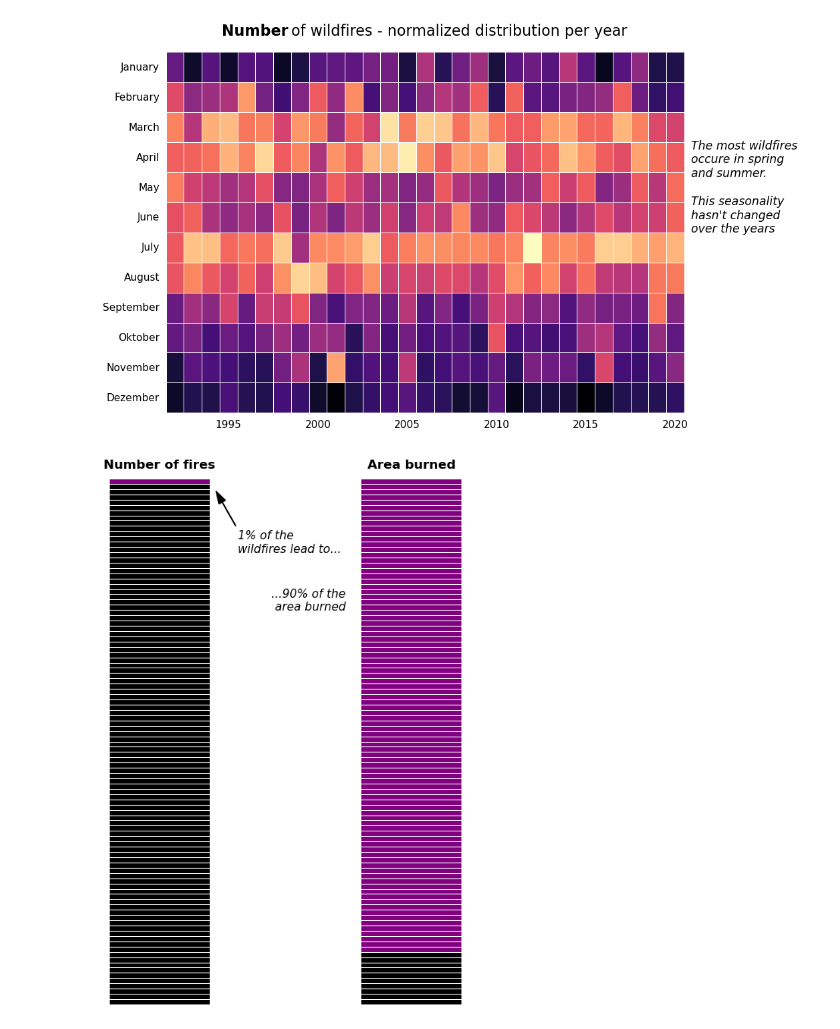
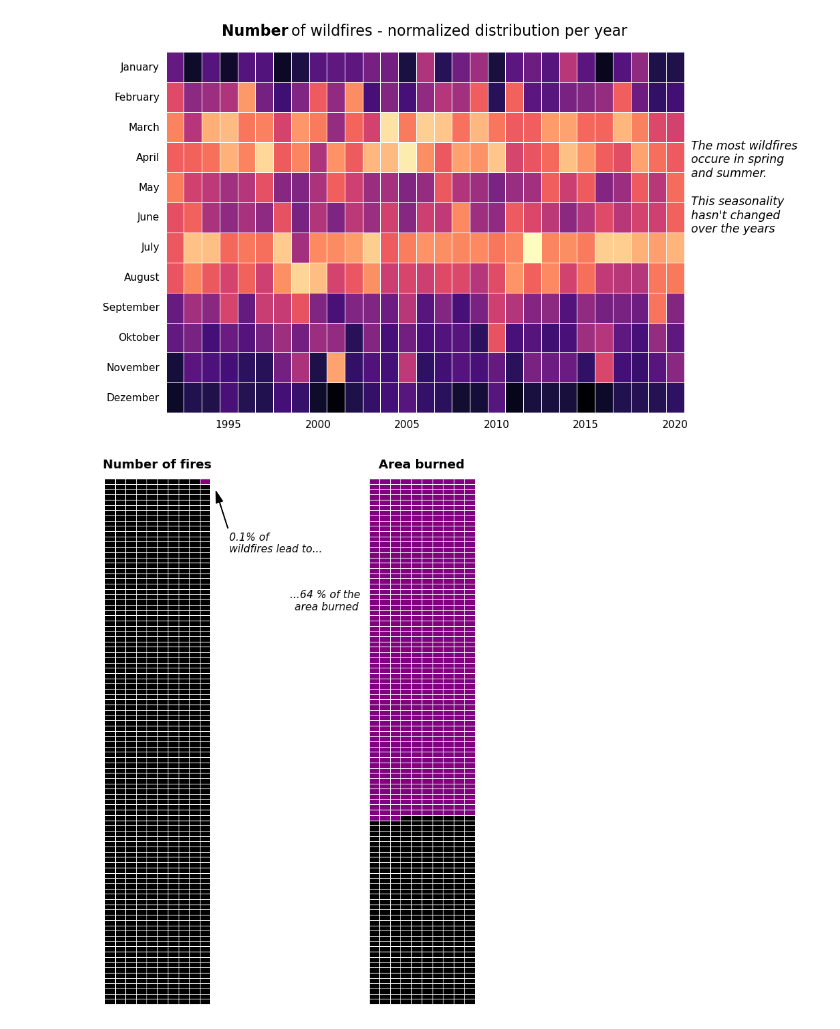
Before and after one commit to erikwisberger/Wildfire_Vizualization, a Jupyter notebook: analyse.ipynb, the cells around one changed output. Drawn from its saved outputs; the diff is of its cells as text; code cells hidden in the pictures.

Commit message:
Diagrams about duration and size

```diff
--- a/analyse.ipynb
+++ b/analyse.ipynb
@@ -12,6 +12,7 @@ df_copy = pd.read_csv("Wildfire_Dataset.csv")
 # %%
 df = copy.deepcopy(df_copy)
 df.drop(["Unnamed: 0", "FIPS_CODE"], axis=1, inplace=True)
+df.drop("NWCG_CAUSE_AGE_CATEGORY", inplace=True, axis=1)
 # %%
 columns = {'FIRE_YEAR': "year",
        'DISCOVERY_DATE': "discovery_date", 'DISCOVERY_DOY': "discovery_doy", 'DISCOVERY_TIME': "discovery_time",
@@ -27,9 +28,9 @@ df["discovery_day"] = df["discovery_date"].apply(lambda date: int(date.split("/"
 
 
 def calc_duration(series: pd.Series):
-     if any(math.isnan(x) if (type(x) is not str) else False for x in [series["contained_doy"], series ["discovery_doy"], series["contained_date"], series["year"]]):
+     if any(math.isnan(x) if (type(x) is not str) else False for x in [series["contained_doy"], series ["discovery_doy"], series["contained_date"], series["year"], series["contained_time"], series["discovery_time"]]):
           return None
-     return series["contained_doy"] - series ["discovery_doy"] + (int(series["contained_date"].split("/")[-1]) - series["year"]) * 365 + 1
+     return series["contained_doy"] - series["discovery_doy"] + (int(series["contained_date"].split("/")[-1]) - series["year"]) * 365 + (int(series['contained_time']/100) - int(series['discovery_time']/100))/24
 
 df["duration"] = df.apply(func= calc_duration, axis=1)
 df["size"] = df["size"] * 0.404686
@@ -168,36 +169,36 @@ ax.tick_params(axis='both', which='both', bottom=False, top=False, right=False,
 # %%
 # Analyse der Größenverteilung
 
 df_ = df
 df_.sort_values(by="size", inplace=True)
-BOUNDARY = 0.99
-percentage_size = round(100* df_.iloc[int(BOUNDARY*len(df_)) : len(df_)]["size"].sum() / df_["size"].sum())
+BOUNDARY = 0.999
+percentage_size = 100*round(df_.iloc[int(BOUNDARY*len(df_)) : len(df_)]["size"].sum() / df_["size"].sum(), 3)
+array_number = np.zeros((100, 10))
+array_number[0:1, 9] = 1
 
-array_number = np.zeros((100, 1))
-array_number[0:1, 0] = 1
-
-array_size = np.zeros((100, 1))
-array_size[0:percentage_size, 0] = 1
+array_size = np.zeros((100, 10))
+array_size[0:int(percentage_size), ::] = 1
+array_size[int(percentage_size), 0:int(10*round(percentage_size%1, 2))] = 1
 
 
 colors = ["black", "purple"]
 cmap = sns.color_palette(colors, as_cmap=True)
 
-fig, ax = plt.subplots(1, 2, figsize=(6, 9), gridspec_kw={'hspace': 0, 'wspace': 1.5})
+fig, ax = plt.subplots(1, 2, figsize=(7, 10), gridspec_kw={'hspace': 0, 'wspace': 1.5})
 sns.heatmap(array_number, ax=ax[0], cbar=False, linecolor="white", linewidths=0.5, cmap=cmap)
 sns.heatmap(array_size, ax=ax[1], cbar=False, linecolor="white", linewidths=0.5, cmap=cmap)
 
-ax[0].annotate('1% of the \nwildfires lead to...',
+ax[0].annotate('0.1% of \nwildfires lead to...',
                xy=(1.05, 0.98), xycoords='axes fraction',
-               xytext=(1.28, 0.86), textcoords='axes fraction',
+               xytext=(1.18, 0.86), textcoords='axes fraction',
                ha='left', fontsize=11, fontstyle="italic", color='black',
                arrowprops=dict(facecolor='black', shrink=0.05, width=0.3, headwidth=7))
-ax[1].annotate('...90% of the \narea burned', xy=(-0.5, 0.75), xycoords='axes fraction', ha='center', fontsize=11, fontstyle="italic", color='black')
+ax[1].annotate('...64 % of the \narea burned', xy=(-0.4, 0.75), xycoords='axes fraction', ha='center', fontsize=11, fontstyle="italic", color='black')
 
-ax[0].annotate('Number of fires', xy=(0.5, 1.02), xycoords='axes fraction', ha='center', fontsize=12, color='black', fontweight="bold")
-ax[1].annotate('Area burned', xy=(0.5, 1.02), xycoords='axes fraction', ha='center', fontsize=12, color='black', fontweight="bold")
+ax[0].annotate('Number of fires', xy=(0.5, 1.02), xycoords='axes fraction', ha='center', fontsize=13, color='black', fontweight="bold")
+ax[1].annotate('Area burned', xy=(0.5, 1.02), xycoords='axes fraction', ha='center', fontsize=13, color='black', fontweight="bold")
 
 for i in range(2):
     ax[i].tick_params(axis='both', which='both', bottom=False, top=False, right=False, left=False, labelbottom=False, labelleft= False, rotation= 0)
 # %% [output]
-[figure, old version]
+[figure, new version]
```
Also changed, not shown: parts of 2 cells of this notebook.
